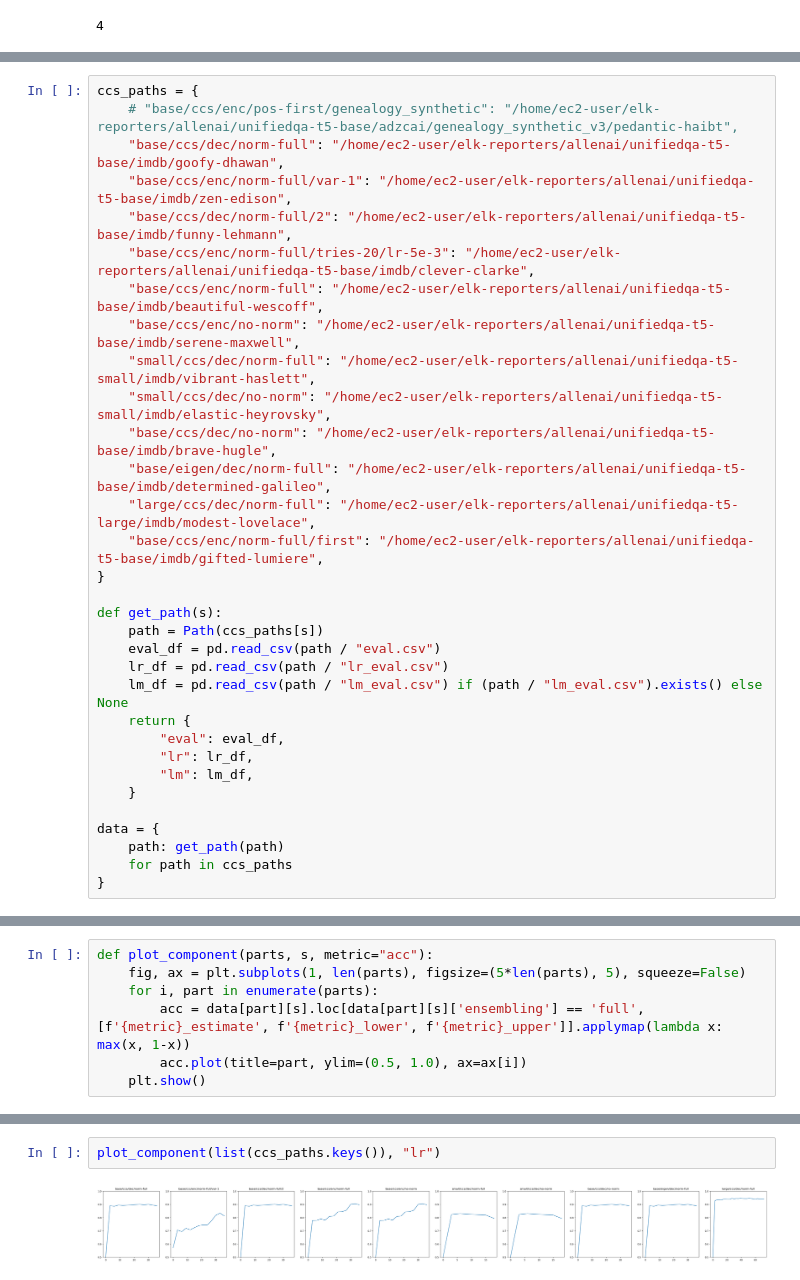
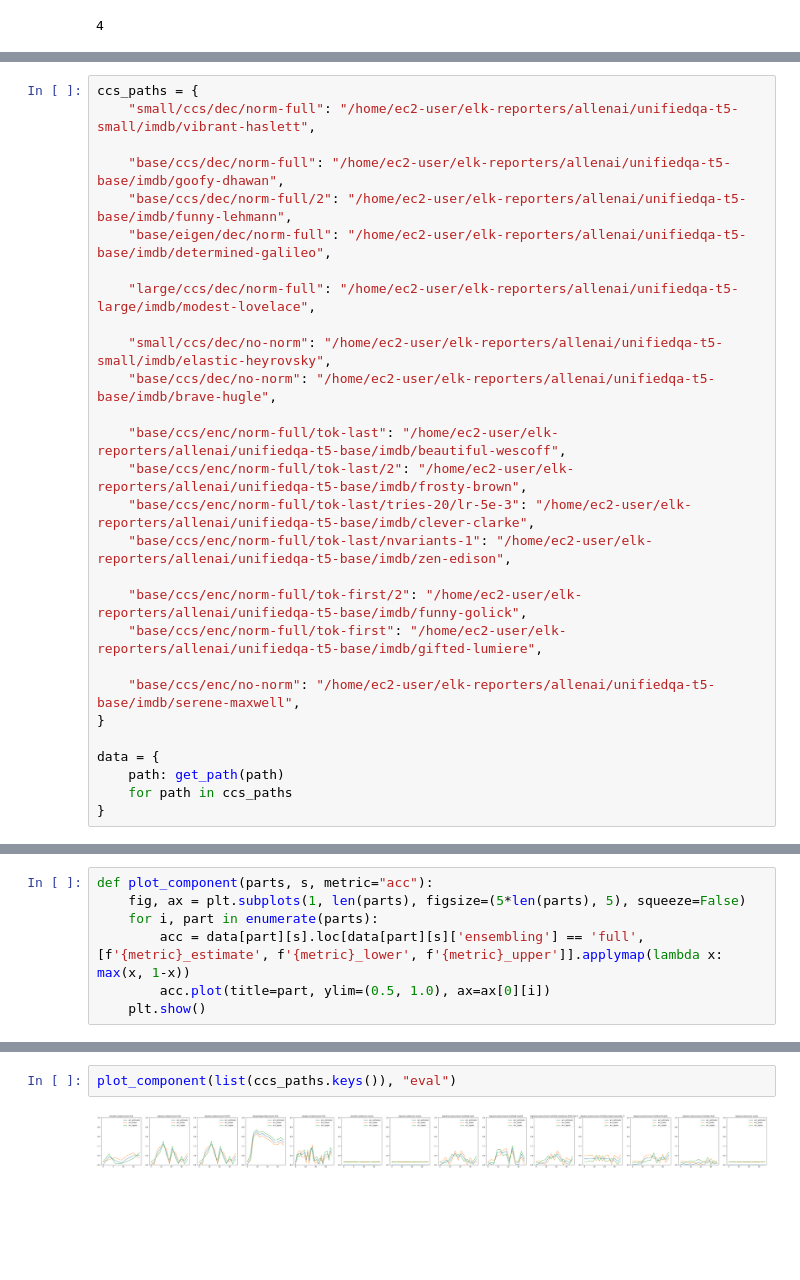
Before and after one commit to adzcai/elk-experiments, a Jupyter notebook: Visualizations.ipynb, the cells around one changed output, grey strips where cells are left out. Drawn from its saved outputs; the diff is of its cells as text; blank space fills up the shorter version.

```diff
--- a/Visualizations.ipynb
+++ b/Visualizations.ipynb
@@ -13,30 +24,26 @@ torch.cuda.device_count()
 # %%
 ccs_paths = {
-    # "base/ccs/enc/pos-first/genealogy_synthetic": "/home/ec2-user/elk-reporters/allenai/unifiedqa-t5-base/adzcai/genealogy_synthetic_v3/pedantic-haibt",
+    "small/ccs/dec/norm-full": "/home/ec2-user/elk-reporters/allenai/unifiedqa-t5-small/imdb/vibrant-haslett",
+
     "base/ccs/dec/norm-full": "/home/ec2-user/elk-reporters/allenai/unifiedqa-t5-base/imdb/goofy-dhawan",
-    "base/ccs/enc/norm-full/var-1": "/home/ec2-user/elk-reporters/allenai/unifiedqa-t5-base/imdb/zen-edison",
     "base/ccs/dec/norm-full/2": "/home/ec2-user/elk-reporters/allenai/unifiedqa-t5-base/imdb/funny-lehmann",
-    "base/ccs/enc/norm-full/tries-20/lr-5e-3": "/home/ec2-user/elk-reporters/allenai/unifiedqa-t5-base/imdb/clever-clarke",
-    "base/ccs/enc/norm-full": "/home/ec2-user/elk-reporters/allenai/unifiedqa-t5-base/imdb/beautiful-wescoff",
-    "base/ccs/enc/no-norm": "/home/ec2-user/elk-reporters/allenai/unifiedqa-t5-base/imdb/serene-maxwell",
-    "small/ccs/dec/norm-full": "/home/ec2-user/elk-reporters/allenai/unifiedqa-t5-small/imdb/vibrant-haslett",
+    "base/eigen/dec/norm-full": "/home/ec2-user/elk-reporters/allenai/unifiedqa-t5-base/imdb/determined-galileo",
+
+    "large/ccs/dec/norm-full": "/home/ec2-user/elk-reporters/allenai/unifiedqa-t5-large/imdb/modest-lovelace",
+
     "small/ccs/dec/no-norm": "/home/ec2-user/elk-reporters/allenai/unifiedqa-t5-small/imdb/elastic-heyrovsky",
     "base/ccs/dec/no-norm": "/home/ec2-user/elk-reporters/allenai/unifiedqa-t5-base/imdb/brave-hugle",
-    "base/eigen/dec/norm-full": "/home/ec2-user/elk-reporters/allenai/unifiedqa-t5-base/imdb/determined-galileo",
-    "large/ccs/dec/norm-full": "/home/ec2-user/elk-reporters/allenai/unifiedqa-t5-large/imdb/modest-lovelace",
-    "base/ccs/enc/norm-full/first": "/home/ec2-user/elk-reporters/allenai/unifiedqa-t5-base/imdb/gifted-lumiere",
+
+    "base/ccs/enc/norm-full/tok-last": "/home/ec2-user/elk-reporters/allenai/unifiedqa-t5-base/imdb/beautiful-wescoff",
+    "base/ccs/enc/norm-full/tok-last/2": "/home/ec2-user/elk-reporters/allenai/unifiedqa-t5-base/imdb/frosty-brown",
+    "base/ccs/enc/norm-full/tok-last/tries-20/lr-5e-3": "/home/ec2-user/elk-reporters/allenai/unifiedqa-t5-base/imdb/clever-clarke",
+    "base/ccs/enc/norm-full/tok-last/nvariants-1": "/home/ec2-user/elk-reporters/allenai/unifiedqa-t5-base/imdb/zen-edison",
+
+    "base/ccs/enc/norm-full/tok-first/2": "/home/ec2-user/elk-reporters/allenai/unifiedqa-t5-base/imdb/funny-golick",
+    "base/ccs/enc/norm-full/tok-first": "/home/ec2-user/elk-reporters/allenai/unifiedqa-t5-base/imdb/gifted-lumiere",
+
+    "base/ccs/enc/no-norm": "/home/ec2-user/elk-reporters/allenai/unifiedqa-t5-base/imdb/serene-maxwell",
 }
-
-def get_path(s):
-    path = Path(ccs_paths[s])
-    eval_df = pd.read_csv(path / "eval.csv")
-    lr_df = pd.read_csv(path / "lr_eval.csv")
-    lm_df = pd.read_csv(path / "lm_eval.csv") if (path / "lm_eval.csv").exists() else None
-    return {
-        "eval": eval_df,
-        "lr": lr_df,
-        "lm": lm_df,
-    }
 
 data = {
     path: get_path(path)
@@ -52,5 +54,5 @@ def plot_component(parts, s, metric="acc"):
     fig, ax = plt.subplots(1, len(parts), figsize=(5*len(parts), 5), squeeze=False)
     for i, part in enumerate(parts):
         acc = data[part][s].loc[data[part][s]['ensembling'] == 'full', [f'{metric}_estimate', f'{metric}_lower', f'{metric}_upper']].applymap(lambda x: max(x, 1-x))
-        acc.plot(title=part, ylim=(0.5, 1.0), ax=ax[i])
+        acc.plot(title=part, ylim=(0.5, 1.0), ax=ax[0][i])
     plt.show()
@@ -63,4 +59,4 @@ AttributeError: 'numpy.ndarray' object has no attribute 'get_figure'
 # %%
-plot_component(list(ccs_paths.keys()), "lr")
+plot_component(list(ccs_paths.keys()), "eval")
 # %% [output]
-[figure, old version]
+[figure, new version]
```
Also changed, not shown: parts of 3 cells of this notebook, 3 other files.
